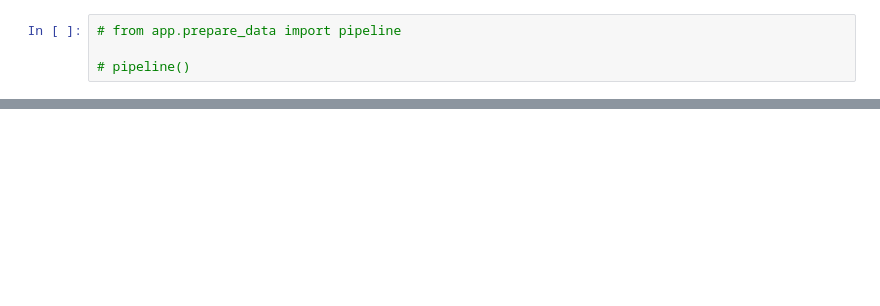
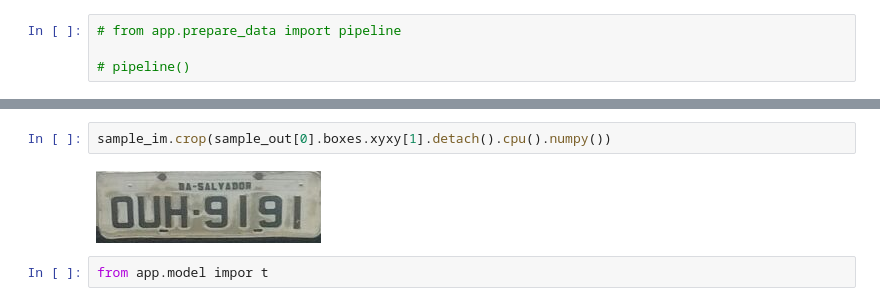
Before and after one commit to Noor-Nizar/License-Plate-Recognition-ALPR, a Jupyter notebook: test.ipynb, the cells around one changed output, grey strips where cells are left out. Cells and saved outputs as stored; diff of their text form; blank space fills up the shorter version.

```diff
--- a/test.ipynb
+++ b/test.ipynb
@@ -63,0 +249,6 @@ ImportError: cannot import name 'predict_single_sample' from 'app.model' (d:\Kee
+# %%
+sample_im.crop(sample_out[0].boxes.xyxy[1].detach().cpu().numpy())
+# %% [output]
+[figure, added]
+# %%
+from app.model impor t
```
Also changed, not shown: parts of 17 cells of this notebook, 9 other files.
